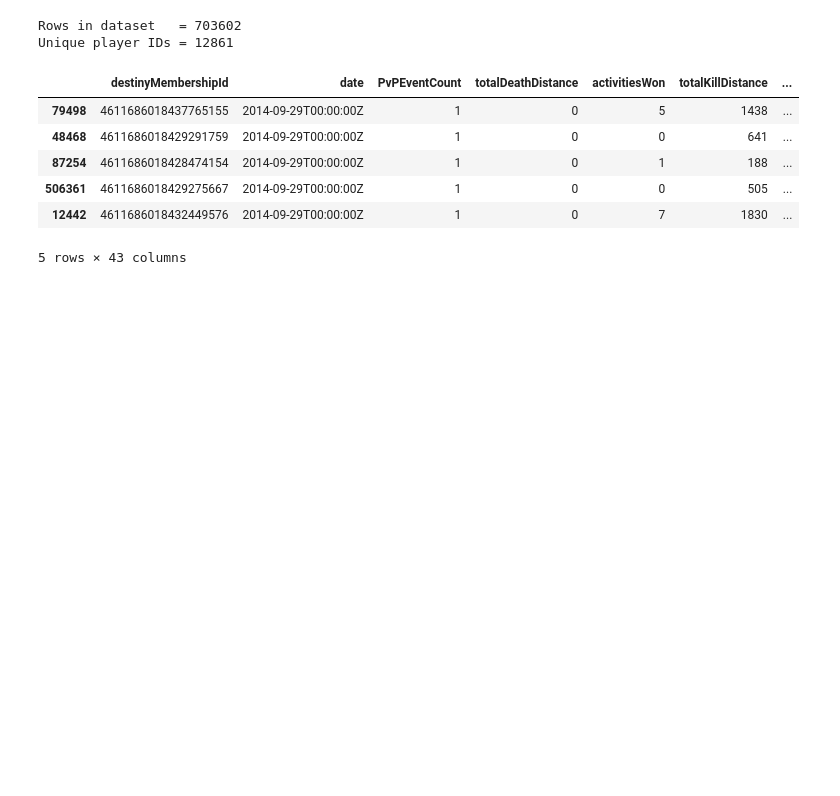
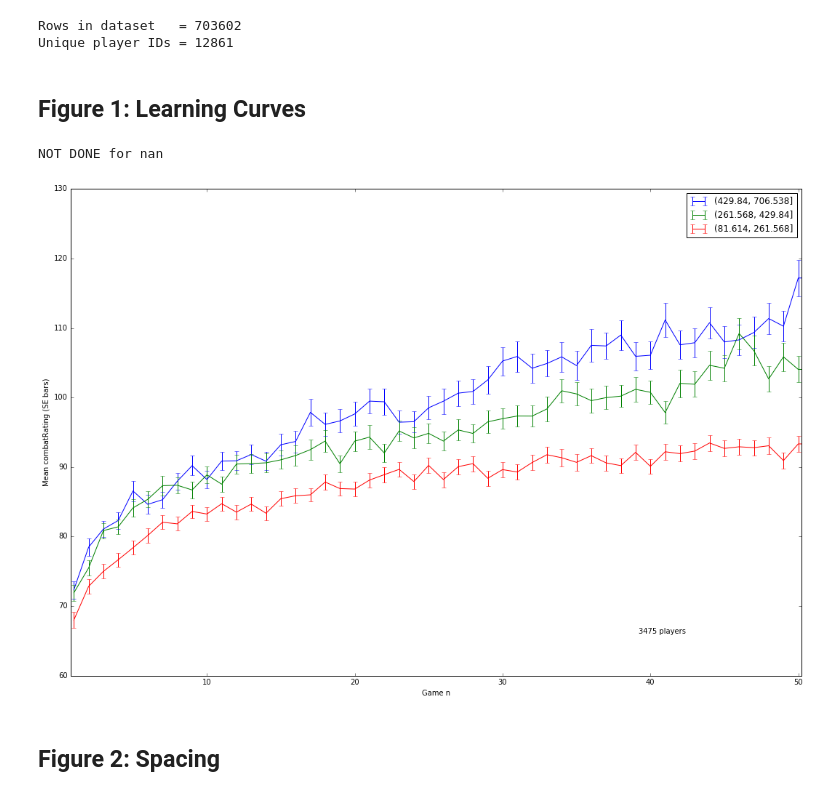
Before and after one commit to tomstafford/destiny, a Jupyter notebook: variability.ipynb, the cells around one changed output. Cells and saved outputs as stored; diff of their text form; code cells hidden in the pictures; blank space fills up the shorter version.

```diff
--- a/variability.ipynb
+++ b/variability.ipynb
@@ -48,6 +52,9 @@ Machine = tom-xps
 # Parameters
 logtransform = False
 
+# Graph settings
+%matplotlib inline
+matplotlib.rcParams['figure.figsize']=[18,12]
 #all graphs to have same x y range
 xmin=0.5
 xmax=1.1
@@ -59,9 +66,6 @@ if logtransform:
 perfvar='combatRating' #'killsDeathsRatio'
 if logtransform:
     perfvar='Ln_combatRating' #'killsDeathsRatio'
-
-#display format for numbers
-#pd.set_option('display.float_format', lambda x: '%.3f' % x)
 # %% [markdown]
 ## The Data
 # %%
@@ -112,13 +115,47 @@ df=df.groupby('destinyMembershipId').apply(tagger)
 # %% [output]
 Rows in dataset   = 703602
 Unique player IDs = 12861
-# %%
-df.head()
-# %% [output]
-|  | destinyMembershipId | date | PvPEventCount | totalDeathDistance | activitiesWon | totalKillDistance | ... |
-| 79498 | 4611686018437765155 | 2014-09-29T00:00:00Z | 1 | 0 | 5 | 1438 | ... |
-| 48468 | 4611686018429291759 | 2014-09-29T00:00:00Z | 1 | 0 | 0 | 641 | ... |
-| 87254 | 4611686018428474154 | 2014-09-29T00:00:00Z | 1 | 0 | 1 | 188 | ... |
-| 506361 | 4611686018429275667 | 2014-09-29T00:00:00Z | 1 | 0 | 0 | 505 | ... |
-| 12442 | 4611686018432449576 | 2014-09-29T00:00:00Z | 1 | 0 | 7 | 1830 | ... |
-5 rows × 43 columns
+# %%
+#now let's filter players by minimum games played  and remove games beyond this
+minimum_plays=49
+sf=df[(df['max_plays']>minimum_plays) & (df['game_n']<(minimum_plays+2))]
+labeltext=str(len(sf['destinyMembershipId'].unique())) + ' players'
+
+if logtransform:
+    sf['Ln_combatRating']=np.log(sf['combatRating'])
+# %% [markdown]
+## Figure 1: Learning Curves
+# %%
+#find divisions between thirds on top scores
+percentiles = [stats.scoreatpercentile(sf['top_cr_'].values, per) for per in range(0,120,33)]
+
+#label players according to this
+#sf.loc[:,'score_cat']=pd.cut(sf['top_cr_'],percentiles) #produces warning "Try using .loc[row_indexer,col_indexer] = value instead"
+
+sf['score_cat']=pd.cut(sf['top_cr_'],percentiles) #produces warning "Try using .loc[row_indexer,col_indexer] = value instead"
+
+
+#this would be better done using seaborn.tsplot
+plt.clf()
+for cat in sf['score_cat'].unique():
+    try:
+        mask=(sf['score_cat']==cat) & (sf['game_n']<(minimum_plays+2)) & np.isfinite(sf[perfvar])
+        xvals=list(range(1,minimum_plays+2))
+        #yvals=sf[mask].groupby('game_n')['killsDeathsRatio'].mean()
+        #ysems=sf[mask].groupby('game_n')['killsDeathsRatio'].sem()
+        yvals=sf[mask].groupby('game_n')[perfvar].mean()
+        ysems=sf[mask].groupby('game_n')[perfvar].sem()
+        xvals.append(10000);yvals[0]=0;ysems[0]=0 #see here for why I have to do this  http://stackoverflow.com/questions/35137961/pandas-plotting-with-yerr-gives-key-error-0
+        plt.errorbar(xvals,yvals,yerr=ysems,label=cat)
+    except:
+        print("NOT DONE for " + str(cat))
+
+plt.xlim([0.8,minimum_plays+1.2])
+plt.ylim([cRmin,cRmax])
+plt.xlabel('Game n')
+plt.ylabel('Mean ' + str(perfvar) + ' (SE bars)')
+plt.annotate(labeltext,xy=(minimum_plays*0.8, cRmin*1.1),xycoords='data')
+plt.legend(loc=0);
+# %% [output]
+NOT DONE for nan
+[figure, added]
@@ -124,0 +169,2 @@ df.head()
+# %% [markdown]
+## Figure 2: Spacing
```
Also changed, not shown: parts of 18 cells of this notebook.
